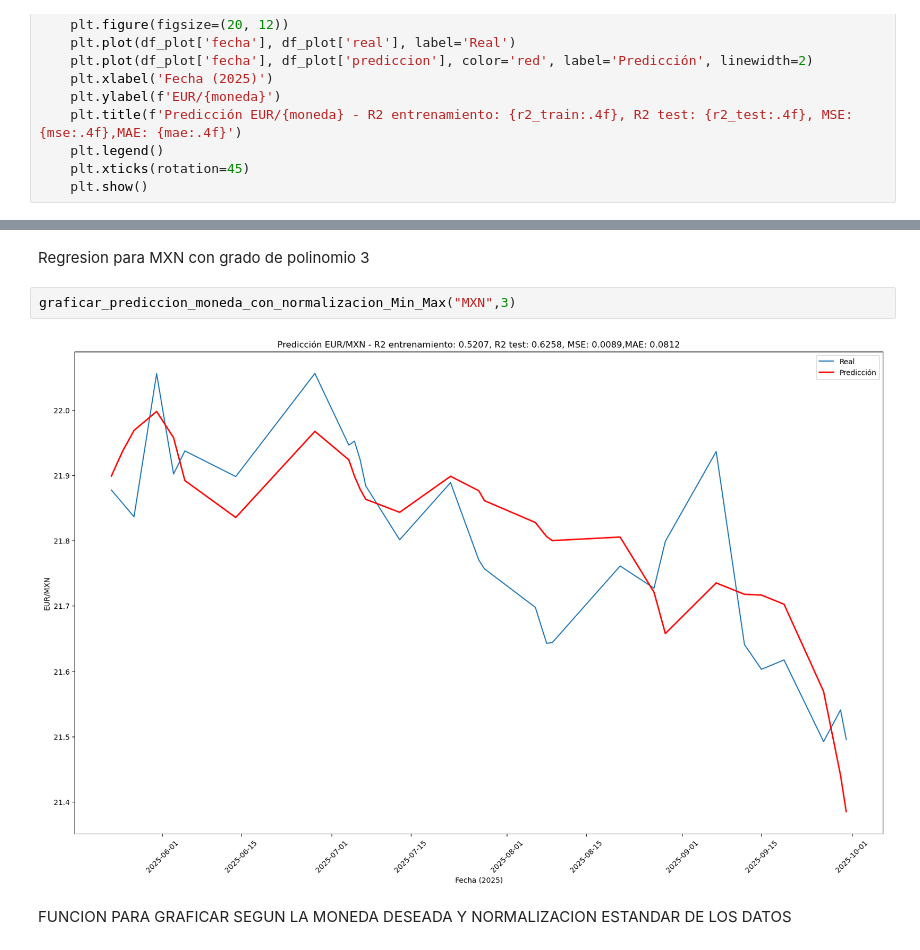
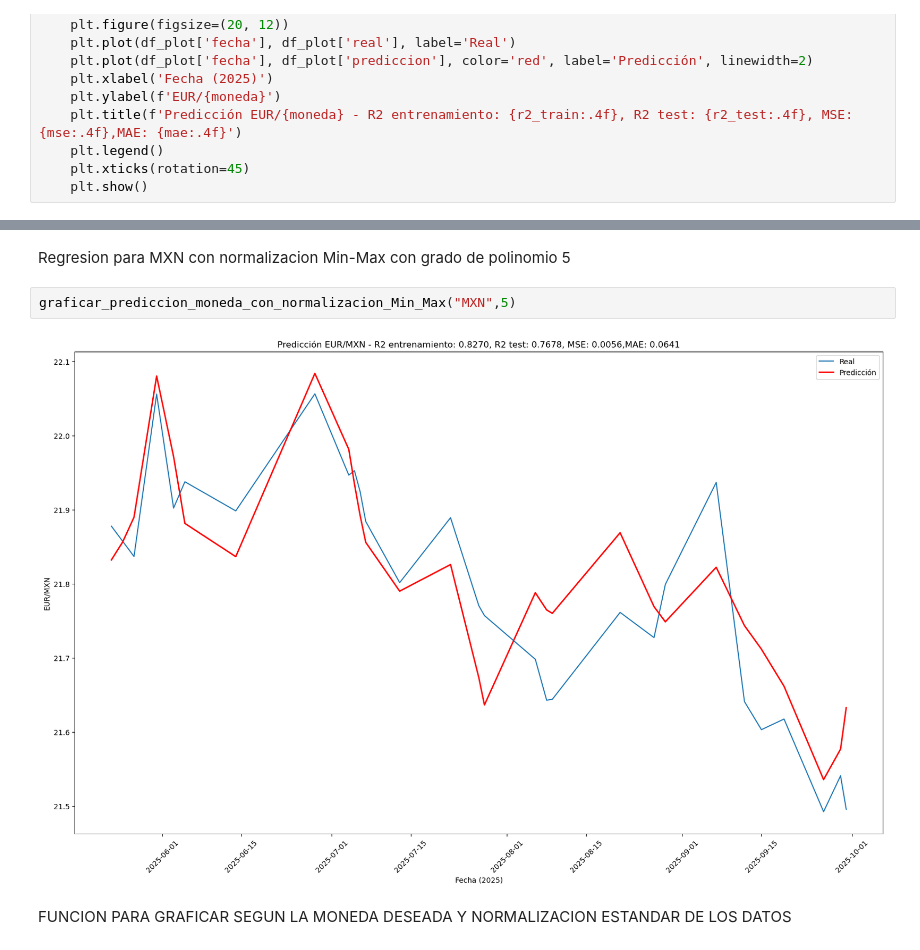
Before and after one commit to diegocv00/codes, a Jupyter notebook: Divisas/Divisas.ipynb, the cells around one changed output, grey strips where cells are left out. Saved outputs shown, nothing was run; the diff lists cells and outputs as text.

```diff
--- a/Divisas/Divisas.ipynb
+++ b/Divisas/Divisas.ipynb
@@ -182,9 +184,9 @@ graficar_prediccion_moneda_con_normalizacion_Min_Max("USD",4)
 # %% [markdown]
-Regresion para MXN con grado de polinomio 3
+Regresion para MXN con normalizacion Min-Max con grado de polinomio 5
 # %%
-graficar_prediccion_moneda_con_normalizacion_Min_Max("MXN",3)
+graficar_prediccion_moneda_con_normalizacion_Min_Max("MXN",5)
 # %% [output]
-[figure, old version]
+[figure, new version]
 # %% [markdown]
 FUNCION PARA GRAFICAR SEGUN LA MONEDA DESEADA Y NORMALIZACION ESTANDAR DE LOS DATOS
 # %%
```
Also changed, not shown: parts of 37 cells of this notebook.
